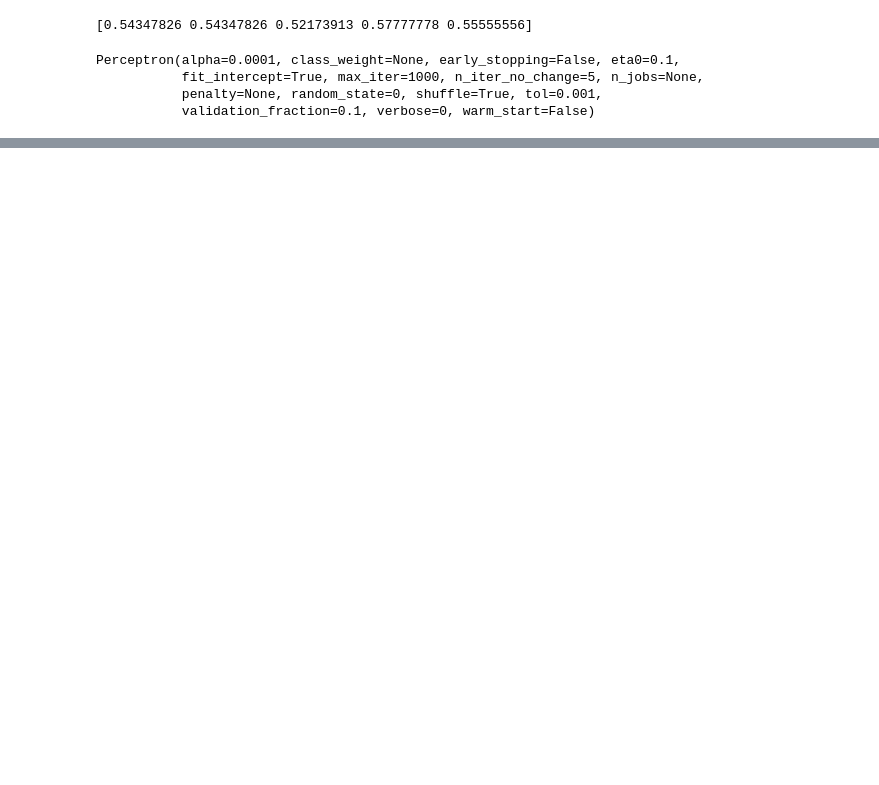
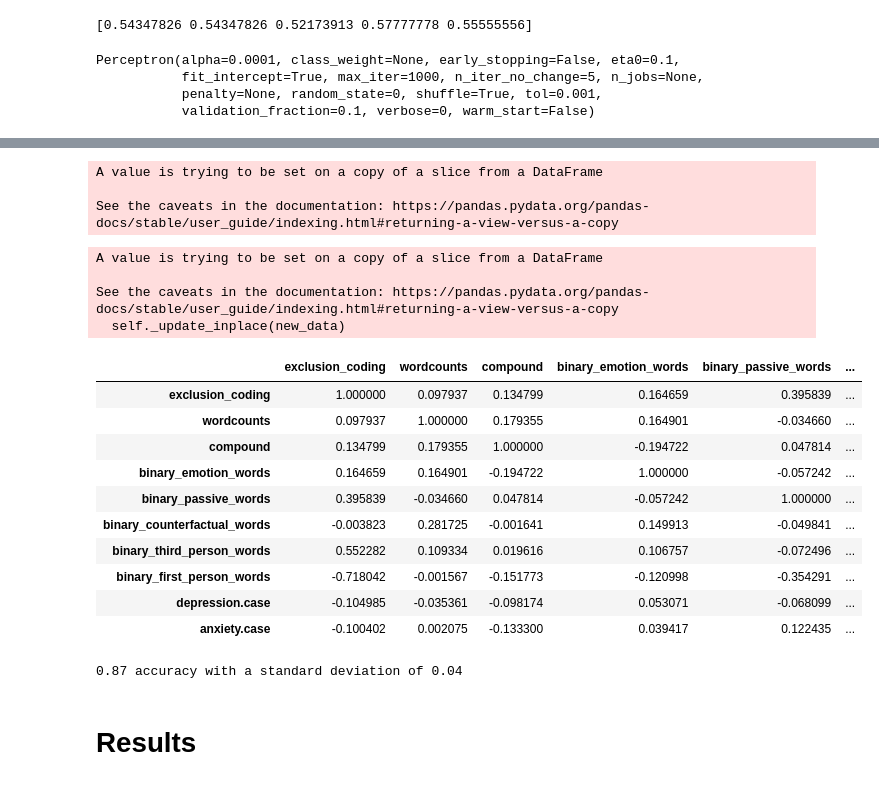
Before and after one commit to kristinpredeck/ExclusionDataPredictions, a Jupyter notebook: ExclusionDataPredictions.ipynb, the cells around one changed output, grey strips where cells are left out. Drawn from its saved outputs; the diff is of its cells as text; code cells hidden in the pictures; blank space fills up the shorter version.

```diff
--- a/ExclusionDataPredictions.ipynb
+++ b/ExclusionDataPredictions.ipynb
@@ -302,0 +395,2 @@ print(cross_val_score(ppn, X, y))
+# %%
+both = df1[['exclusion_coding', 'wordcounts', 'compound', 'binary_emotion_words', 'binary_passive_words', 'binary_counterfactual_words', 'binary_third_person_words', 'binary_first_person_words', 'depression.case', 'anxiety.case']]
@@ -302,0 +406,30 @@ print(cross_val_score(ppn, X, y))
+# %%
+#drop missing values
+both.dropna(inplace=True)
+# %% [output]
+A value is trying to be set on a copy of a slice from a DataFrame
+
+See the caveats in the documentation: https://pandas.pydata.org/pandas-docs/stable/user_guide/indexing.html#returning-a-view-versus-a-copy
+# %%
+#replace categorical variable with numeric values
+both['exclusion_coding'].replace(to_replace=['Social avoidance','Social exclusion'], value=[0,1],inplace=True)
+# %% [output]
+A value is trying to be set on a copy of a slice from a DataFrame
+
+See the caveats in the documentation: https://pandas.pydata.org/pandas-docs/stable/user_guide/indexing.html#returning-a-view-versus-a-copy
+  self._update_inplace(new_data)
+# %%
+#plot correlation matrix
+both.corr()
+# %% [output]
+|  | exclusion_coding | wordcounts | compound | binary_emotion_words | binary_passive_words | ... |
+| exclusion_coding | 1.000000 | 0.097937 | 0.134799 | 0.164659 | 0.395839 | ... |
+| wordcounts | 0.097937 | 1.000000 | 0.179355 | 0.164901 | -0.034660 | ... |
+| compound | 0.134799 | 0.179355 | 1.000000 | -0.194722 | 0.047814 | ... |
+| binary_emotion_words | 0.164659 | 0.164901 | -0.194722 | 1.000000 | -0.057242 | ... |
+| binary_passive_words | 0.395839 | -0.034660 | 0.047814 | -0.057242 | 1.000000 | ... |
+| binary_counterfactual_words | -0.003823 | 0.281725 | -0.001641 | 0.149913 | -0.049841 | ... |
+| binary_third_person_words | 0.552282 | 0.109334 | 0.019616 | 0.106757 | -0.072496 | ... |
+| binary_first_person_words | -0.718042 | -0.001567 | -0.151773 | -0.120998 | -0.354291 | ... |
+| depression.case | -0.104985 | -0.035361 | -0.098174 | 0.053071 | -0.068099 | ... |
+| anxiety.case | -0.100402 | 0.002075 | -0.133300 | 0.039417 | 0.122435 | ... |
@@ -302,0 +452,6 @@ print(cross_val_score(ppn, X, y))
+# %%
+print("%0.2f accuracy with a standard deviation of %0.2f" % (scores3.mean(), scores3.std()))
+# %% [output]
+0.87 accuracy with a standard deviation of 0.04
+# %% [markdown]
+# Results
```
Also changed, not shown: parts of 39 cells of this notebook.
